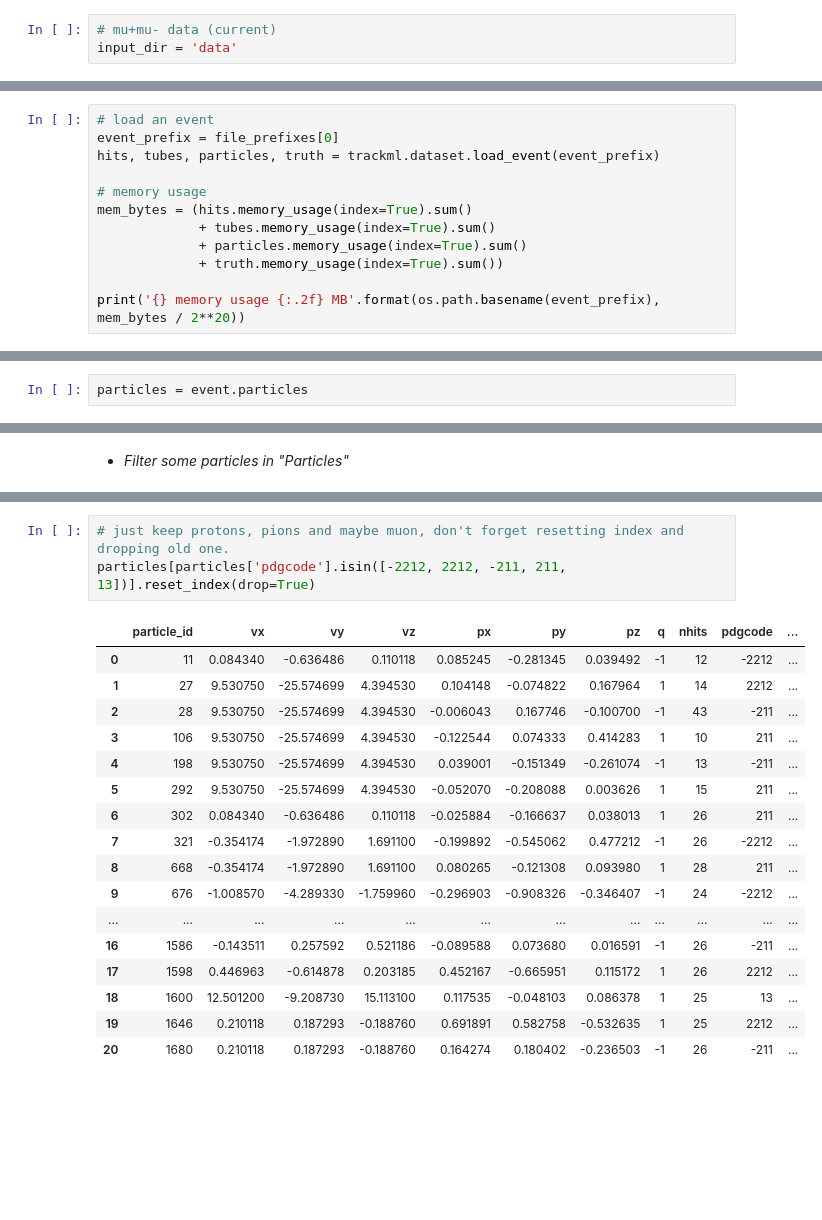
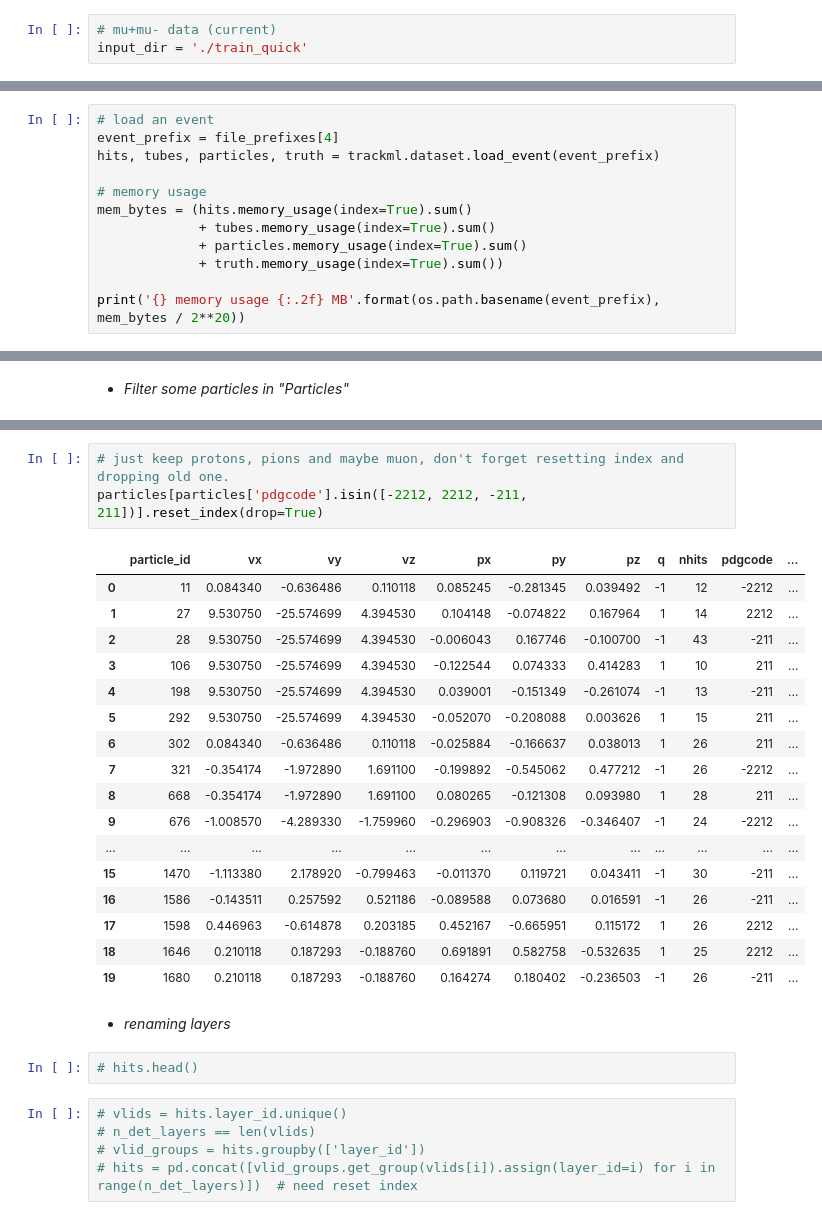
Before and after one commit to ai4fair/stttrkx, a Jupyter notebook: event.ipynb, the cells around one changed output, grey strips where cells are left out. Saved outputs shown, nothing was run; the diff lists cells and outputs as text; blank space fills up the shorter version.

```diff
--- a/event.ipynb
+++ b/event.ipynb
@@ -21,7 +21,7 @@ from src import SttCSVReader, Draw_Reader_Event
 ### _Dataset_
 # %%
 # mu+mu- data (current)
-input_dir = 'data'
+input_dir = './train_quick'
 # %%
 # Find All Input Data Files (hits.csv, cells.csv, particles.csv, truth.csv)
 all_files = os.listdir(input_dir)
@@ -46,6 +35,6 @@ file_prefixes[:10]
 # %%
 # load an event
-event_prefix = file_prefixes[0]
+event_prefix = file_prefixes[4]
 hits, tubes, particles, truth = trackml.dataset.load_event(event_prefix)
 
 # memory usage
@@ -96,5 +87,3 @@ Draw_Reader_Event(data=event,figsize=(9,9),save_fig=False);
-# %%
-particles = event.particles
 # %%
 particles.head()
 # %% [output]
@@ -146,21 +120,30 @@ particles.head(30)
 # %%
 # just keep protons, pions and maybe muon, don't forget resetting index and dropping old one.
-particles[particles['pdgcode'].isin([-2212, 2212, -211, 211, 13])].reset_index(drop=True)
+particles[particles['pdgcode'].isin([-2212, 2212, -211, 211])].reset_index(drop=True)
 # %% [output]
 |  | particle_id | vx | vy | vz | px | py | pz | q | nhits | pdgcode | ... |
 | 0 | 11 | 0.084340 | -0.636486 | 0.110118 | 0.085245 | -0.281345 | 0.039492 | -1 | 12 | -2212 | ... |
 | 1 | 27 | 9.530750 | -25.574699 | 4.394530 | 0.104148 | -0.074822 | 0.167964 | 1 | 14 | 2212 | ... |
 | 2 | 28 | 9.530750 | -25.574699 | 4.394530 | -0.006043 | 0.167746 | -0.100700 | -1 | 43 | -211 | ... |
 | 3 | 106 | 9.530750 | -25.574699 | 4.394530 | -0.122544 | 0.074333 | 0.414283 | 1 | 10 | 211 | ... |
 | 4 | 198 | 9.530750 | -25.574699 | 4.394530 | 0.039001 | -0.151349 | -0.261074 | -1 | 13 | -211 | ... |
 | 5 | 292 | 9.530750 | -25.574699 | 4.394530 | -0.052070 | -0.208088 | 0.003626 | 1 | 15 | 211 | ... |
 | 6 | 302 | 0.084340 | -0.636486 | 0.110118 | -0.025884 | -0.166637 | 0.038013 | 1 | 26 | 211 | ... |
 | 7 | 321 | -0.354174 | -1.972890 | 1.691100 | -0.199892 | -0.545062 | 0.477212 | -1 | 26 | -2212 | ... |
 | 8 | 668 | -0.354174 | -1.972890 | 1.691100 | 0.080265 | -0.121308 | 0.093980 | 1 | 28 | 211 | ... |
 | 9 | 676 | -1.008570 | -4.289330 | -1.759960 | -0.296903 | -0.908326 | -0.346407 | -1 | 24 | -2212 | ... |
 | ... | ... | ... | ... | ... | ... | ... | ... | ... | ... | ... | ... |
+| 15 | 1470 | -1.113380 | 2.178920 | -0.799463 | -0.011370 | 0.119721 | 0.043411 | -1 | 30 | -211 | ... |
 | 16 | 1586 | -0.143511 | 0.257592 | 0.521186 | -0.089588 | 0.073680 | 0.016591 | -1 | 26 | -211 | ... |
 | 17 | 1598 | 0.446963 | -0.614878 | 0.203185 | 0.452167 | -0.665951 | 0.115172 | 1 | 26 | 2212 | ... |
-| 18 | 1600 | 12.501200 | -9.208730 | 15.113100 | 0.117535 | -0.048103 | 0.086378 | 1 | 25 | 13 | ... |
-| 19 | 1646 | 0.210118 | 0.187293 | -0.188760 | 0.691891 | 0.582758 | -0.532635 | 1 | 25 | 2212 | ... |
-| 20 | 1680 | 0.210118 | 0.187293 | -0.188760 | 0.164274 | 0.180402 | -0.236503 | -1 | 26 | -211 | ... |
+| 18 | 1646 | 0.210118 | 0.187293 | -0.188760 | 0.691891 | 0.582758 | -0.532635 | 1 | 25 | 2212 | ... |
+| 19 | 1680 | 0.210118 | 0.187293 | -0.188760 | 0.164274 | 0.180402 | -0.236503 | -1 | 26 | -211 | ... |
+# %% [markdown]
+- _renaming layers_
+# %%
+# hits.head()
+# %%
+# vlids = hits.layer_id.unique()
+# n_det_layers == len(vlids)
+# vlid_groups = hits.groupby(['layer_id'])
+# hits = pd.concat([vlid_groups.get_group(vlids[i]).assign(layer_id=i) for i in range(n_det_layers)])  # need reset index
```
Also changed, not shown: parts of 20 cells of this notebook, 2 other files.
